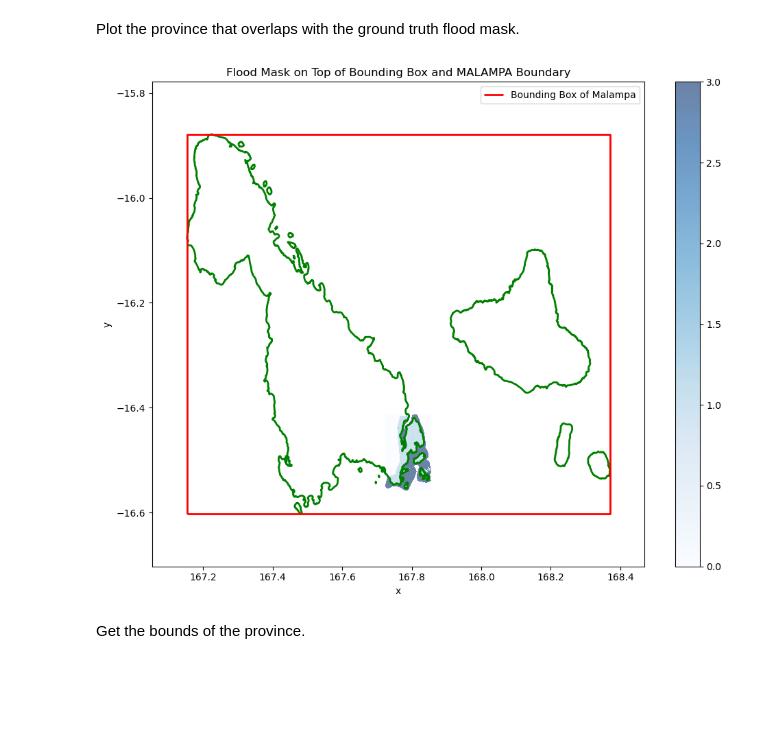
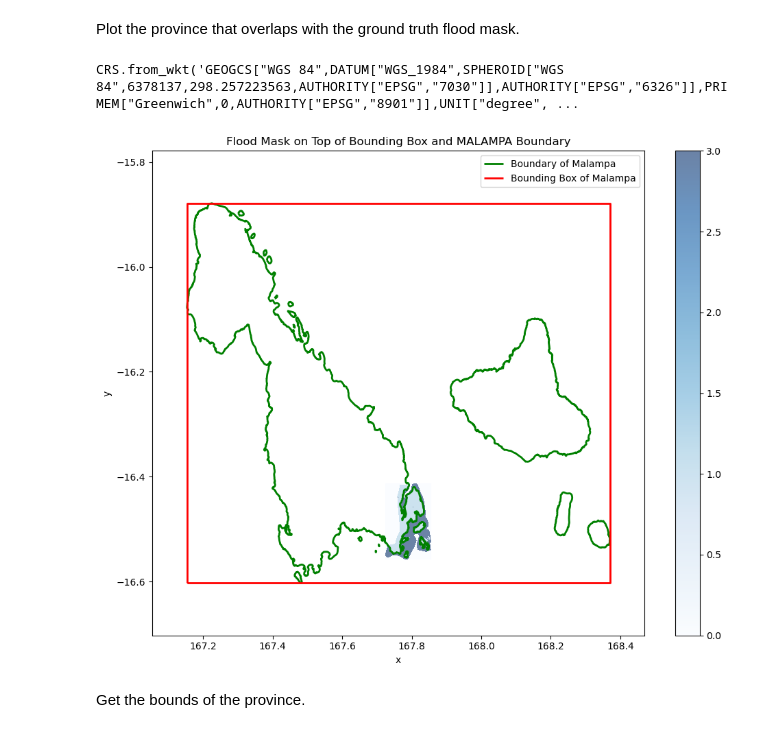
Before and after one commit to Vanuatu-National-Statistics-Office/climate-change-natural-disasters, a Jupyter notebook: book/Lesson_2B.ipynb, the cells around one changed output. Drawn from its saved outputs; the diff is of its cells as text; code cells hidden in the pictures; blank space fills up the shorter version.

```diff
--- a/book/Lesson_2B.ipynb
+++ b/book/Lesson_2B.ipynb
@@ -126,38 +127,41 @@ flood_mask.plot.imshow(cmap="Blues")
 [figure]
 # %% [markdown]
 Plot the province that overlaps with the ground truth flood mask.
+# %%
+flood_mask.rio.crs
+# %% [output]
+CRS.from_wkt('GEOGCS["WGS 84",DATUM["WGS_1984",SPHEROID["WGS 84",6378137,298.257223563,AUTHORITY["EPSG","7030"]],AUTHORITY["EPSG","6326"]],PRIMEM["Greenwich",0,AUTHORITY["EPSG","8901"]],UNIT["degree", ...
 # %%
 # Reproject vector data to match flood_mask CRS
 if hasattr(flood_mask, 'rio') and flood_mask.rio.crs is not None:
     admin_boundaries_gdf = admin_boundaries_gdf.to_crs(flood_mask.rio.crs)
 
 fig, ax = plt.subplots(figsize=(10, 8))
 
-# MALAMPA boundary
+# MALAMPA boundary (the province which overlaps witht he flood mask)
 malampa_geom = admin_boundaries_gdf.loc["MALAMPA"]
 malampa_gdf = gpd.GeoDataFrame(geometry=[malampa_geom.geometry], crs=admin_boundaries_gdf.crs)
-malampa_gdf.boundary.plot(ax=ax, edgecolor='green', linewidth=2)
+malampa_gdf.boundary.plot(ax=ax, edgecolor='green', linewidth=2, label="Boundary of Malampa")
 
+# Plot the bounding box of Malampa
 minx, miny, maxx, maxy = malampa_gdf.total_bounds
 bbox_geom = box(minx, miny, maxx, maxy)
 bbox_gdf = gpd.GeoDataFrame(geometry=[bbox_geom], crs=malampa_gdf.crs)
 minx, miny, maxx, maxy = bbox_gdf.total_bounds
 ax.set_xlim(minx - 0.1, maxx + 0.1)
 ax.set_ylim(miny - 0.1, maxy + 0.1)
-
-
 bbox_gdf.boundary.plot(ax=ax, edgecolor='red', linewidth=2, label="Bounding Box of Malampa")
 
 
 # Plot flood mask on top
 flood_mask.plot.imshow(ax=ax, cmap="Blues", alpha=0.6, add_colorbar=True)
 
 plt.title("Flood Mask on Top of Bounding Box and MALAMPA Boundary")
 plt.legend()
 plt.tight_layout()
 plt.show()
 # %% [output]
-[figure, old version]
+[figure, new version]
 # %% [markdown]
 Get the bounds of the province.
 # %%
```
Also changed, not shown: parts of 72 cells of this notebook.
